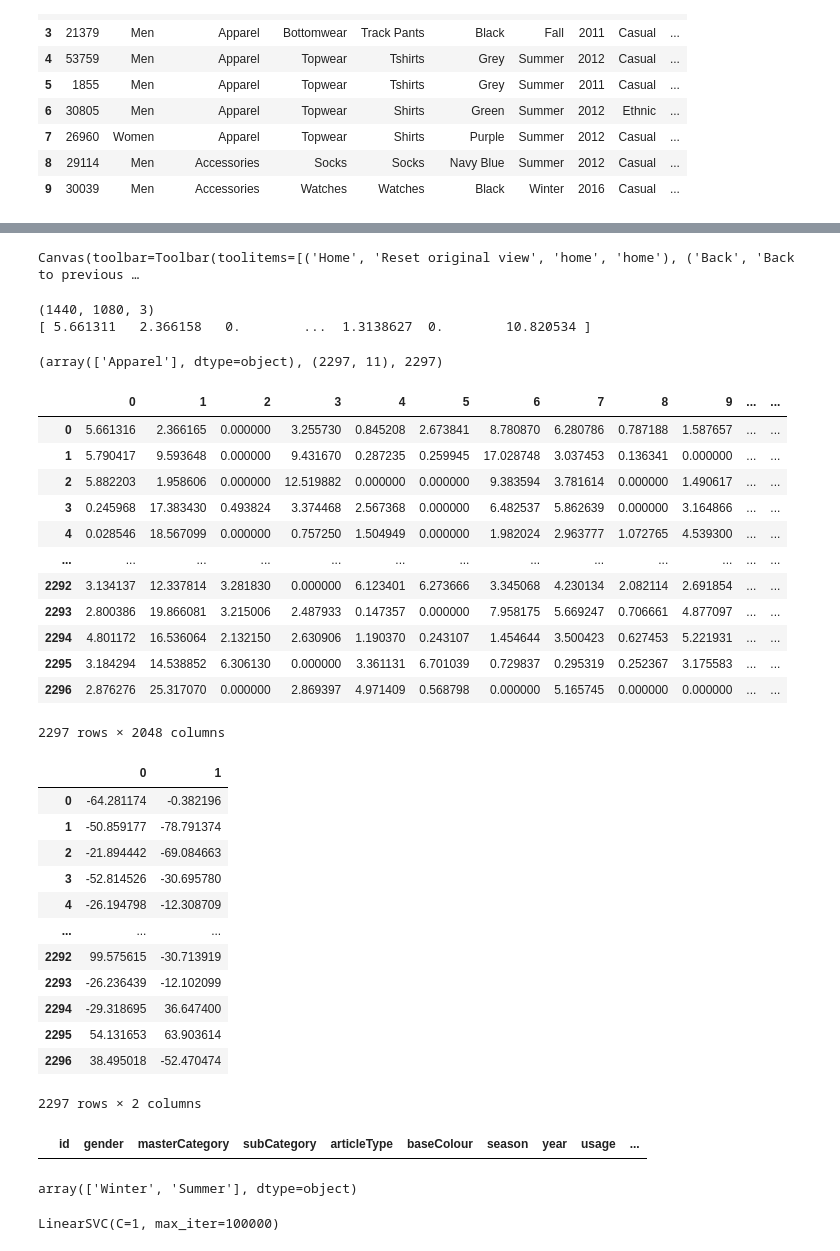
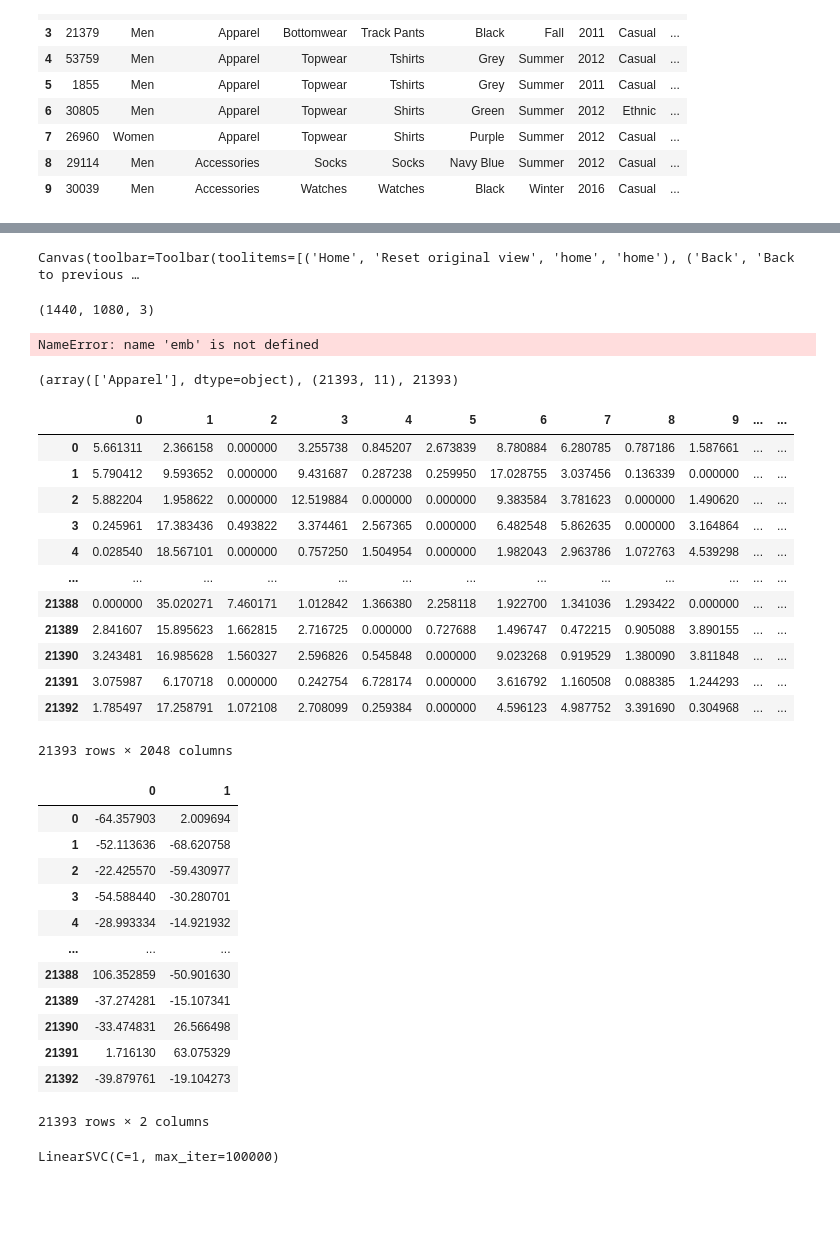
Before and after one commit to jeremypuchta/interactive-exploration-embedding-space, a Jupyter notebook: interactive-exploration-2D-embedding-space.ipynb, the cells around one changed output, grey strips where cells are left out. Cells and saved outputs as stored; diff of their text form; code cells hidden in the pictures; blank space fills up the shorter version.

```diff
--- a/interactive-exploration-2D-embedding-space.ipynb
+++ b/interactive-exploration-2D-embedding-space.ipynb
@@ -31,5 +31,5 @@ print(os.listdir(DATASET_PATH))
 # %%
-df = pd.read_csv(DATASET_PATH + "styles.csv", nrows=5000, error_bad_lines=False)
+df = pd.read_csv(DATASET_PATH + "styles_preprocessed.csv", error_bad_lines=False)
 df['image'] = df.apply(lambda row: str(row['id']) + ".jpg", axis=1)
 df = df.reset_index(drop=True)
 df.head(10)
@@ -89,7 +89,7 @@ print(emb)
 # %% [output]
 Canvas(toolbar=Toolbar(toolitems=[('Home', 'Reset original view', 'home', 'home'), ('Back', 'Back to previous …
 (1440, 1080, 3)
-[ 5.661311   2.366158   0.        ...  1.3138627  0.        10.820534 ]
+NameError: name 'emb' is not defined
 # %%
 # Create embeddings and store them into dataframe
 df_sample      = df#.sample(10)
@@ -99,7 +99,7 @@ df_embs        = map_embeddings.apply(pd.Series)
 # Serialize dataframe to pickle file
 df_embs.to_pickle(DATASET_PATH + "resnet50-embeddings.pkl")
 # %%
-df_embs = pickle.load(open(DATASET_PATH + "resnet50-embeddings.pkl", "rb"))
+df_embs = pickle.load(open(DATASET_PATH + "resnet50-embeddings-full.pkl", "rb"))
 # %%
 # Filter only embeddings with master category 'Apparel' and save indices to filter for them later
 df_filtered = df.loc[df.masterCategory == 'Apparel']
@@ -107,7 +107,7 @@ df_filtered_idx = df_filtered.index.values.tolist()
 df_filtered = df_filtered.reset_index(drop=True)
 df_filtered.masterCategory.unique(), df_filtered.shape, len(df_filtered_idx)
 # %% [output]
-(array(['Apparel'], dtype=object), (2297, 11), 2297)
+(array(['Apparel'], dtype=object), (21393, 11), 21393)
 # %%
 embs_filtered = []
 for i, row in df_embs.iterrows():
@@ -118,40 +118,36 @@ df_embs_filtered = df_embs_filtered.reset_index(drop=True)
 df_embs_filtered
 # %% [output]
 |  | 0 | 1 | 2 | 3 | 4 | 5 | 6 | 7 | 8 | 9 | ... | ... |
-| 0 | 5.661316 | 2.366165 | 0.000000 | 3.255730 | 0.845208 | 2.673841 | 8.780870 | 6.280786 | 0.787188 | 1.587657 | ... | ... |
-| 1 | 5.790417 | 9.593648 | 0.000000 | 9.431670 | 0.287235 | 0.259945 | 17.028748 | 3.037453 | 0.136341 | 0.000000 | ... | ... |
-| 2 | 5.882203 | 1.958606 | 0.000000 | 12.519882 | 0.000000 | 0.000000 | 9.383594 | 3.781614 | 0.000000 | 1.490617 | ... | ... |
-| 3 | 0.245968 | 17.383430 | 0.493824 | 3.374468 | 2.567368 | 0.000000 | 6.482537 | 5.862639 | 0.000000 | 3.164866 | ... | ... |
-| 4 | 0.028546 | 18.567099 | 0.000000 | 0.757250 | 1.504949 | 0.000000 | 1.982024 | 2.963777 | 1.072765 | 4.539300 | ... | ... |
+| 0 | 5.661311 | 2.366158 | 0.000000 | 3.255738 | 0.845207 | 2.673839 | 8.780884 | 6.280785 | 0.787186 | 1.587661 | ... | ... |
+| 1 | 5.790412 | 9.593652 | 0.000000 | 9.431687 | 0.287238 | 0.259950 | 17.028755 | 3.037456 | 0.136339 | 0.000000 | ... | ... |
+| 2 | 5.882204 | 1.958622 | 0.000000 | 12.519884 | 0.000000 | 0.000000 | 9.383584 | 3.781623 | 0.000000 | 1.490620 | ... | ... |
+| 3 | 0.245961 | 17.383436 | 0.493822 | 3.374461 | 2.567365 | 0.000000 | 6.482548 | 5.862635 | 0.000000 | 3.164864 | ... | ... |
+| 4 | 0.028540 | 18.567101 | 0.000000 | 0.757250 | 1.504954 | 0.000000 | 1.982043 | 2.963786 | 1.072763 | 4.539298 | ... | ... |
 | ... | ... | ... | ... | ... | ... | ... | ... | ... | ... | ... | ... | ... |
-| 2292 | 3.134137 | 12.337814 | 3.281830 | 0.000000 | 6.123401 | 6.273666 | 3.345068 | 4.230134 | 2.082114 | 2.691854 | ... | ... |
-| 2293 | 2.800386 | 19.866081 | 3.215006 | 2.487933 | 0.147357 | 0.000000 | 7.958175 | 5.669247 | 0.706661 | 4.877097 | ... | ... |
-| 2294 | 4.801172 | 16.536064 | 2.132150 | 2.630906 | 1.190370 | 0.243107 | 1.454644 | 3.500423 | 0.627453 | 5.221931 | ... | ... |
-| 2295 | 3.184294 | 14.538852 | 6.306130 | 0.000000 | 3.361131 | 6.701039 | 0.729837 | 0.295319 | 0.252367 | 3.175583 | ... | ... |
-| 2296 | 2.876276 | 25.317070 | 0.000000 | 2.869397 | 4.971409 | 0.568798 | 0.000000 | 5.165745 | 0.000000 | 0.000000 | ... | ... |
+| 21388 | 0.000000 | 35.020271 | 7.460171 | 1.012842 | 1.366380 | 2.258118 | 1.922700 | 1.341036 | 1.293422 | 0.000000 | ... | ... |
+| 21389 | 2.841607 | 15.895623 | 1.662815 | 2.716725 | 0.000000 | 0.727688 | 1.496747 | 0.472215 | 0.905088 | 3.890155 | ... | ... |
+| 21390 | 3.243481 | 16.985628 | 1.560327 | 2.596826 | 0.545848 | 0.000000 | 9.023268 | 0.919529 | 1.380090 | 3.811848 | ... | ... |
+| 21391 | 3.075987 | 6.170718 | 0.000000 | 0.242754 | 6.728174 | 0.000000 | 3.616792 | 1.160508 | 0.088385 | 1.244293 | ... | ... |
+| 21392 | 1.785497 | 17.258791 | 1.072108 | 2.708099 | 0.259384 | 0.000000 | 4.596123 | 4.987752 | 3.391690 | 0.304968 | ... | ... |
-2297 rows × 2048 columns
+21393 rows × 2048 columns
 # %%
 # Perform PCA over the embeddings to reduce dimensionality before applying t-sne
 num_feature_dimensions = 2  # Set the number of embedding dimensions
 pca = PCA(n_components = num_feature_dimensions)
 embs_compressed = pca.fit_transform(df_embs_filtered)
-df_embs_filtered_compressed = pd.DataFrame(embs_compressed)
-df_embs_filtered_compressed
+df_embs_compressed = pd.DataFrame(embs_compressed)
+df_embs_compressed
 # %% [output]
 |  | 0 | 1 |
-| 0 | -64.281174 | -0.382196 |
-| 1 | -50.859177 | -78.791374 |
-| 2 | -21.894442 | -69.084663 |
-| 3 | -52.814526 | -30.695780 |
-| 4 | -26.194798 | -12.308709 |
+| 0 | -64.357903 | 2.009694 |
+| 1 | -52.113636 | -68.620758 |
+| 2 | -22.425570 | -59.430977 |
+| 3 | -54.588440 | -30.280701 |
+| 4 | -28.993334 | -14.921932 |
 | ... | ... | ... |
-| 2292 | 99.575615 | -30.713919 |
-| 2293 | -26.236439 | -12.102099 |
-| 2294 | -29.318695 | 36.647400 |
-| 2295 | 54.131653 | 63.903614 |
-| 2296 | 38.495018 | -52.470474 |
+| 21388 | 106.352859 | -50.901630 |
+| 21389 | -37.274281 | -15.107341 |
+| 21390 | -33.474831 | 26.566498 |
+| 21391 | 1.716130 | 63.075329 |
+| 21392 | -39.879761 | -19.104273 |
-2297 rows × 2 columns
+21393 rows × 2 columns
-# %%
-df_filtered[df_filtered['season'].isnull().values == True]
-# %% [output]
-|  | id | gender | masterCategory | subCategory | articleType | baseColour | season | year | usage | ... |
@@ -161,11 +154,2 @@ df.at[282, 'season'] = "Summer"
-# %%
-for i, row in df_filtered.iterrows():
-    if df_filtered.at[i, 'season'] == "Spring":
-        df_filtered.at[i, 'season'] = "Summer"
-    elif df_filtered.at[i, 'season'] == "Fall":
-        df_filtered.at[i, 'season'] = "Winter"
-df_filtered.season.unique()
-# %% [output]
-array(['Winter', 'Summer'], dtype=object)
 # %%
 # Application of SVM to create the axis for a given feature
```
Also changed, not shown: parts of 13 cells of this notebook, 6 other files.
